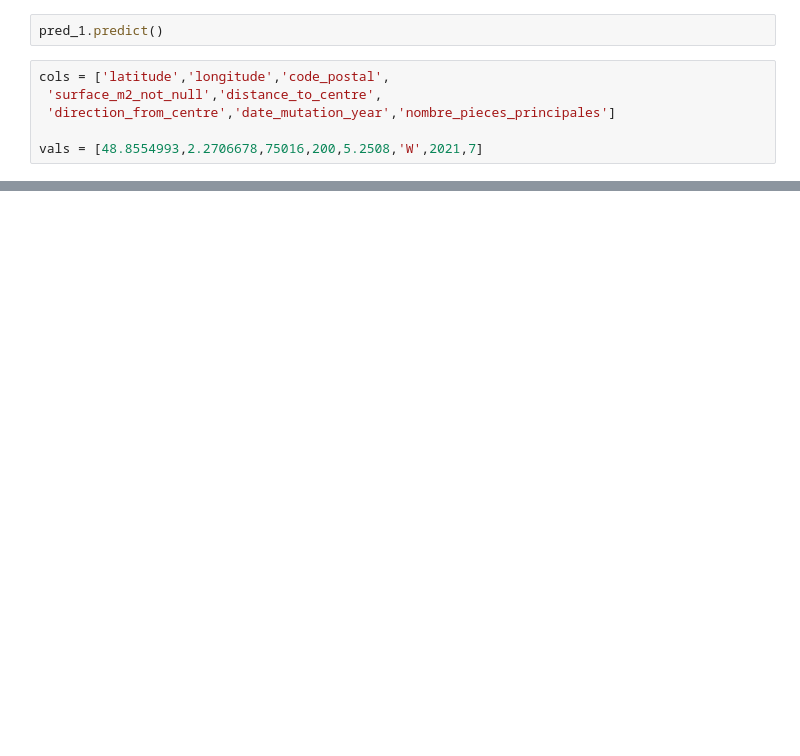
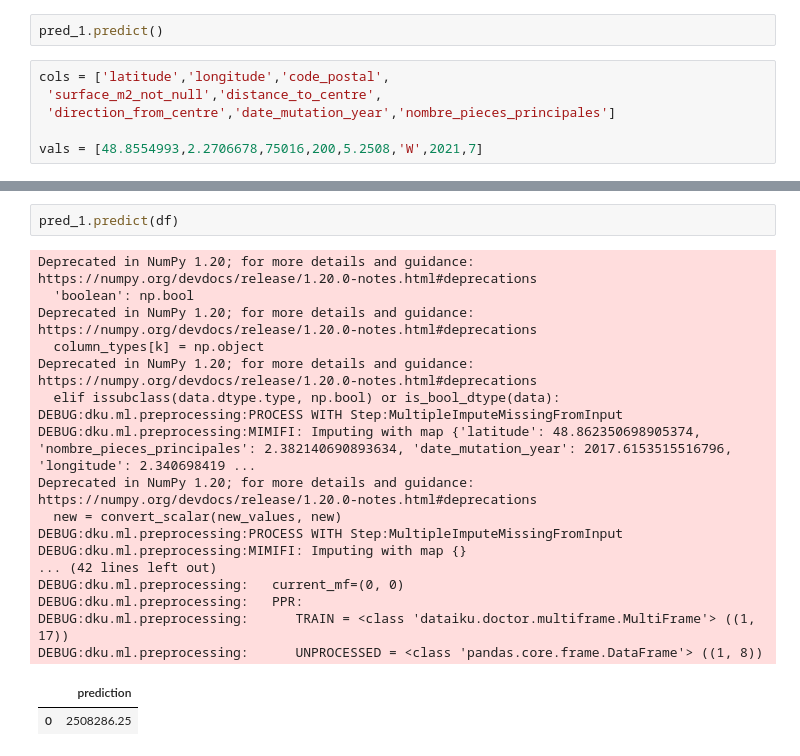
Before and after one commit to nathanbry2/dss-realestate, a Jupyter notebook: ipython_notebooks/Tests.ipynb, the cells around one changed output, grey strips where cells are left out. Cells and saved outputs as stored; diff of their text form; blank space fills up the shorter version.

```diff
--- a/ipython_notebooks/Tests.ipynb
+++ b/ipython_notebooks/Tests.ipynb
@@ -60,0 +71,22 @@ df = pd.DataFrame([[address,postal_code,surface,nb_main_rooms,year]],columns=['a
+# %%
+pred_1.predict(df)
+# %% [output]
+Deprecated in NumPy 1.20; for more details and guidance: https://numpy.org/devdocs/release/1.20.0-notes.html#deprecations
+  'boolean': np.bool
+Deprecated in NumPy 1.20; for more details and guidance: https://numpy.org/devdocs/release/1.20.0-notes.html#deprecations
+  column_types[k] = np.object
+Deprecated in NumPy 1.20; for more details and guidance: https://numpy.org/devdocs/release/1.20.0-notes.html#deprecations
+  elif issubclass(data.dtype.type, np.bool) or is_bool_dtype(data):
+DEBUG:dku.ml.preprocessing:PROCESS WITH Step:MultipleImputeMissingFromInput
+DEBUG:dku.ml.preprocessing:MIMIFI: Imputing with map {'latitude': 48.862350698905374, 'nombre_pieces_principales': 2.382140690893634, 'date_mutation_year': 2017.6153515516796, 'longitude': 2.340698419 ...
+Deprecated in NumPy 1.20; for more details and guidance: https://numpy.org/devdocs/release/1.20.0-notes.html#deprecations
+  new = convert_scalar(new_values, new)
+DEBUG:dku.ml.preprocessing:PROCESS WITH Step:MultipleImputeMissingFromInput
+DEBUG:dku.ml.preprocessing:MIMIFI: Imputing with map {}
+... (42 lines left out)
+DEBUG:dku.ml.preprocessing:   current_mf=(0, 0)
+DEBUG:dku.ml.preprocessing:   PPR:
+DEBUG:dku.ml.preprocessing:      TRAIN = <class 'dataiku.doctor.multiframe.MultiFrame'> ((1, 17))
+DEBUG:dku.ml.preprocessing:      UNPROCESSED = <class 'pandas.core.frame.DataFrame'> ((1, 8))
+|  | prediction |
+| 0 | 2508286.25 |
```
Also changed, not shown: parts of 3 cells of this notebook.
